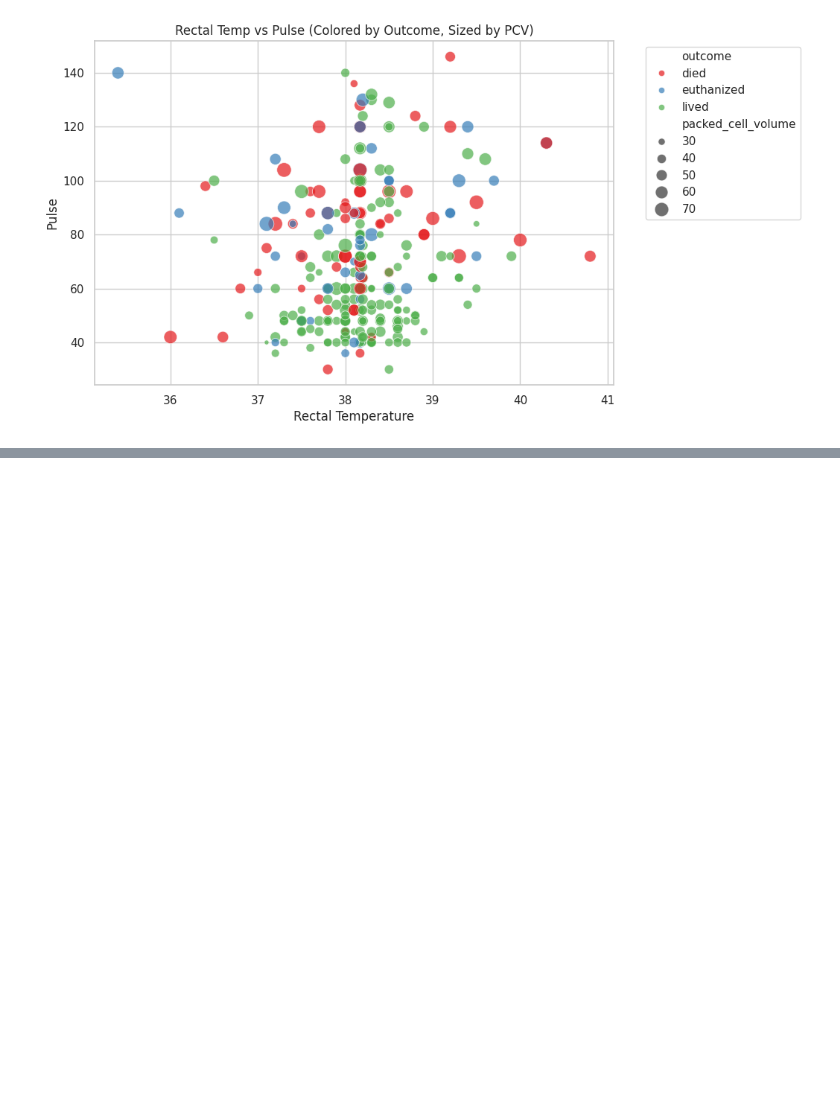
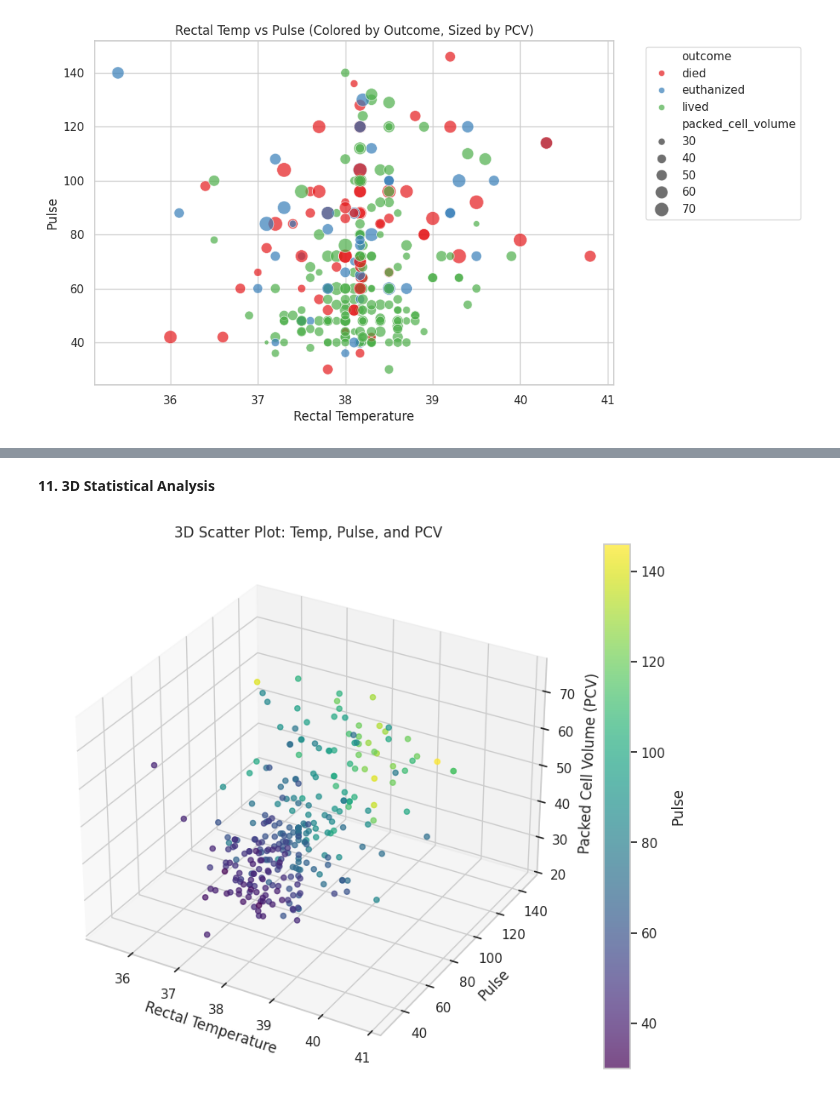
Before and after one commit to Rudragupta8777/Rudra-Gupta, a Jupyter notebook: Phase_1_EDA.ipynb, the cells around one changed output, grey strips where cells are left out. Cells and saved outputs as stored; diff of their text form; code cells hidden in the pictures; blank space fills up the shorter version.

```diff
--- a/Phase_1_EDA.ipynb
+++ b/Phase_1_EDA.ipynb
@@ -335,0 +475,24 @@ plt.show()
+# %% [markdown]
+**11. 3D Statistical Analysis**
+# %%
+from mpl_toolkits.mplot3d import Axes3D
+
+# I am creating a 3D scatter plot to visualize three numerical variables simultaneously
+fig = plt.figure(figsize=(10, 8))
+ax = fig.add_subplot(111, projection='3d')
+
+# Extracting my three variables
+x = df['rectal_temp']
+y = df['pulse']
+z = df['packed_cell_volume']
+
+# Plotting the 3D scatter, coloring points based on pulse intensity
+scatter = ax.scatter(x, y, z, c=df['pulse'], cmap='viridis', marker='o', alpha=0.7)
+ax.set_xlabel('Rectal Temperature')
+ax.set_ylabel('Pulse')
+ax.set_zlabel('Packed Cell Volume (PCV)')
+plt.title('3D Scatter Plot: Temp, Pulse, and PCV')
+fig.colorbar(scatter, ax=ax, label='Pulse')
+plt.show()
+# %% [output]
+[figure, added]
```
Also changed, not shown: parts of 20 cells of this notebook.
